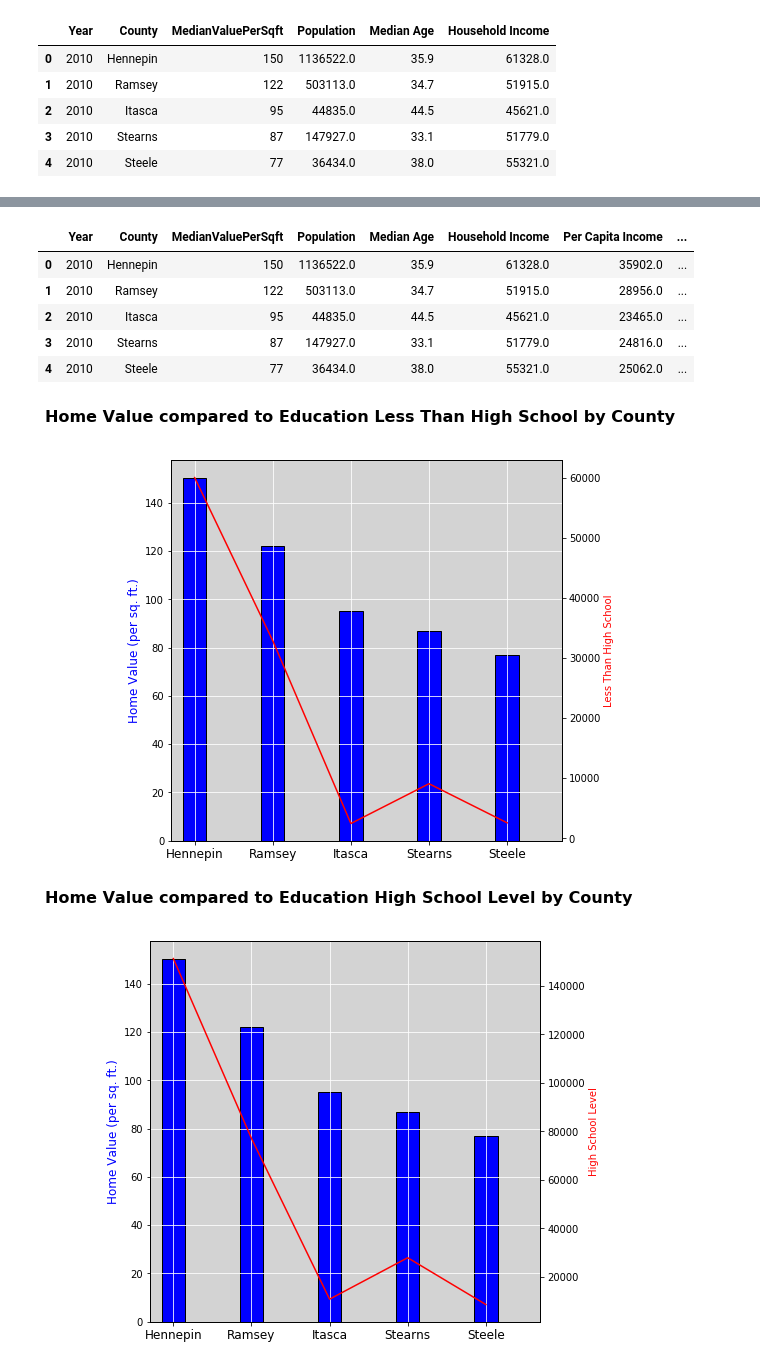
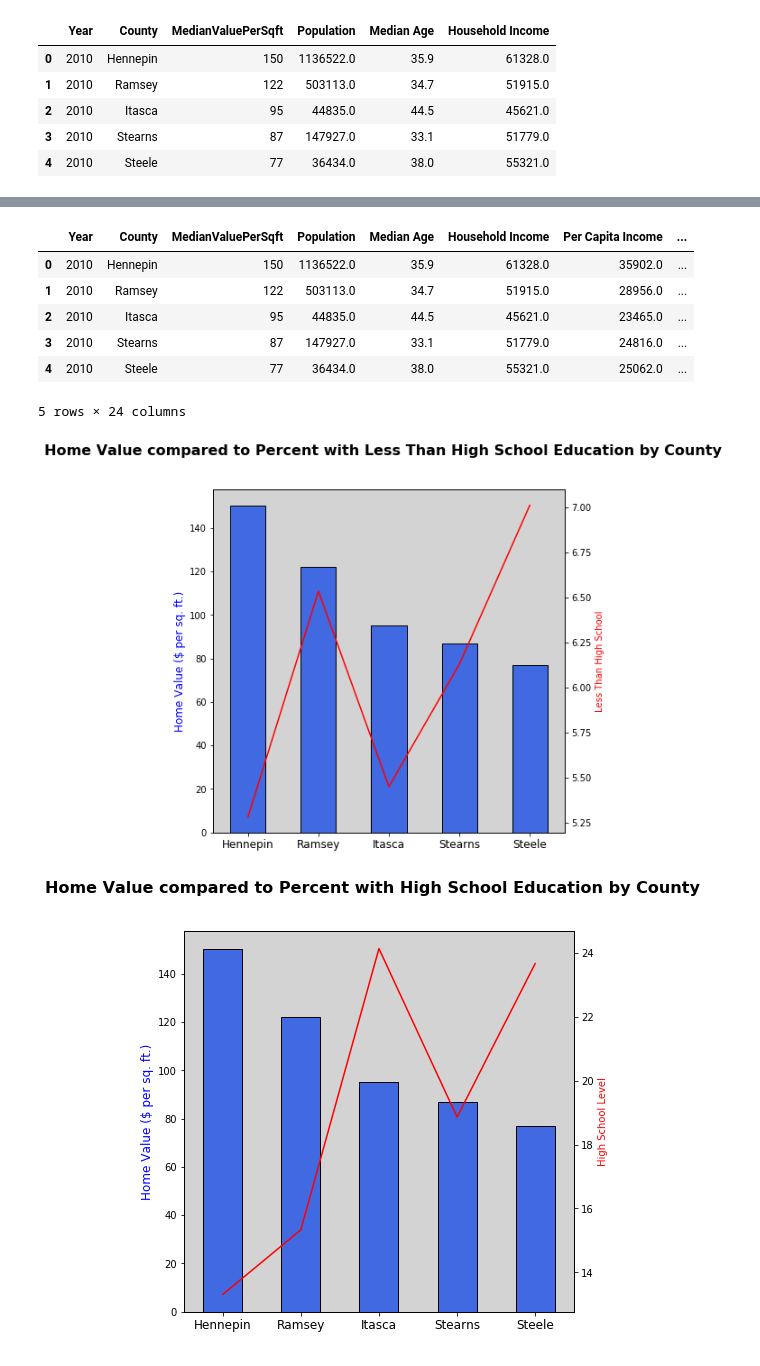
Before and after one commit to pogomike/project-one, a Jupyter notebook: Population_Poverty_Income_Education.ipynb, the cells around one changed output, grey strips where cells are left out. Saved outputs shown, nothing was run; the diff lists cells and outputs as text; code cells hidden in the pictures.

Commit message:
combined all graphs into single notebook

```diff
--- a/Population_Poverty_Income_Education.ipynb
+++ b/Population_Poverty_Income_Education.ipynb
@@ -39,12 +40,12 @@ def myplot(plot_df,compare_val,big_title,x_title,left_y_title,right_y_title,outf
           outfile the directory and file name for the graph output file
 
     '''
-    width=.3
+    width=.5
     fig,ax1=plt.subplots(figsize=(7,7))
     ax2=ax1.twinx()
     fig.suptitle(big_title,fontsize=16,fontweight='bold')
 
-    plot_df["MedianValuePerSqft"].plot(kind='bar', width = width,color='blue',ax=ax1,edgecolor='black')
+    plot_df["MedianValuePerSqft"].plot(kind='bar', width = width,color='royalblue',ax=ax1,edgecolor='black')
     plot_df[compare_val].plot(kind='line',secondary_y=True,color='red')
                                                           #set shared values
     x_axis=np.arange(0,len(home_val_df["County"]))
@@ -53,7 +54,7 @@ def myplot(plot_df,compare_val,big_title,x_title,left_y_title,right_y_title,outf
     ax1.set_xlim(-.5, len(home_val_df["County"])-0.5)
 
     ax1.set_facecolor('lightgrey')                           #background
-    ax1.grid(color='white')
+    #ax1.grid(color='white')
 
     plt.ylabel(right_y_title,color='red')                      #set y axis titles
     ax1.set_ylabel(left_y_title,color='blue',fontsize=12)
@@ -108,22 +109,33 @@ myplot(merge3_df,"Household Income","Home Value compared to Household Income by
-# %%
-#cut to just county and household income
-income_df=census_df.iloc[:,1:18]
-merge4_df=pd.merge(home_val_df,income_df,how='outer',on="County")
-merge4_df
-# %% [output]
-|  | Year | County | MedianValuePerSqft | Population | Median Age | Household Income | Per Capita Income | ... |
-| 0 | 2010 | Hennepin | 150 | 1136522.0 | 35.9 | 61328.0 | 35902.0 | ... |
-| 1 | 2010 | Ramsey | 122 | 503113.0 | 34.7 | 51915.0 | 28956.0 | ... |
-| 2 | 2010 | Itasca | 95 | 44835.0 | 44.5 | 45621.0 | 23465.0 | ... |
-| 3 | 2010 | Stearns | 87 | 147927.0 | 33.1 | 51779.0 | 24816.0 | ... |
-| 4 | 2010 | Steele | 77 | 36434.0 | 38.0 | 55321.0 | 25062.0 | ... |
+# %%
+#cut to county and education
+education_df=census_df.iloc[:,1:18]
+merge4_df=pd.merge(home_val_df,education_df,how='outer',on="County")
+
+merge4_df["per_less_than_HS"]=(merge4_df["Less Than High School"]/ merge4_df["Population"])*100
+merge4_df["per_HS"]=(merge4_df["High School"]/ merge4_df["Population"])*100
+merge4_df["per_some_college"]=(merge4_df["Some College or Associate's Degree"]/ merge4_df["Population"])*100
+merge4_df["per_bachelors"]=(merge4_df["Bachelor's Degree"]/ merge4_df["Population"])*100
+merge4_df["per_graduate"]=(merge4_df["Graduate or Professional Degree"]/ merge4_df["Population"])*100
+merge4_df
+# %% [output]
+|  | Year | County | MedianValuePerSqft | Population | Median Age | Household Income | Per Capita Income | ... |
+| 0 | 2010 | Hennepin | 150 | 1136522.0 | 35.9 | 61328.0 | 35902.0 | ... |
+| 1 | 2010 | Ramsey | 122 | 503113.0 | 34.7 | 51915.0 | 28956.0 | ... |
+| 2 | 2010 | Itasca | 95 | 44835.0 | 44.5 | 45621.0 | 23465.0 | ... |
+| 3 | 2010 | Stearns | 87 | 147927.0 | 33.1 | 51779.0 | 24816.0 | ... |
+| 4 | 2010 | Steele | 77 | 36434.0 | 38.0 | 55321.0 | 25062.0 | ... |
+5 rows × 24 columns
 # %%
-myplot(merge4_df,"Less Than High School","Home Value compared to Education Less Than High School by County","County","Home Value (per sq. ft.)",
-       "Less Than High School","Output/Less Than High School.png")
-myplot(merge4_df,"High School","Home Value compared to Education High School Level by County","County","Home Value (per sq. ft.)",
-       "High School Level","Output/High School.png")
-myplot(merge4_df,"Bachelor's Degree","Home Value compared to Education Bachelor's Degree by County","County","Home Value (per sq. ft.)",
-       "Bachelor's Degree","Output/Bachelor's Degree.png")
+myplot(merge4_df,"per_less_than_HS","Home Value compared to Percent with Less Than High School Education by County","County","Home Value ($ per sq. ft.)",
+       "Less Than High School","Output/Less_Than_High_School.png")
+myplot(merge4_df,"per_HS","Home Value compared to Percent with High School Education by County","County","Home Value ($ per sq. ft.)",
+       "High School Level","Output/High_School.png")
+myplot(merge4_df,"per_some_college","Home Value compared to Percent with Some College or Associate's Degree by County","County","Home Value ($ per sq. ft.)",
+       "Some College or Associate's Degree","Output/AssociateDegree.png")
+myplot(merge4_df,"per_bachelors","Home Value compared to Education Bachelor's Degree by County","County","Home Value ($ per sq. ft.)",
+       "Bachelor's Degree","Output/Bachelor_Degree.png")
+myplot(merge4_df,"per_graduate","Home Value compared to Graduate or Professional Degree by County","County","Home Value ($ per sq. ft.)",
+       "Graduate or Professional Degree","Output/Graduate_Degree.png")
 # %% [output]
-[figure, old version]
+[figure, new version]
-[figure, old version]
+[figure, new version]
```
Also changed, not shown: parts of 8 cells of this notebook, 15 other files.
